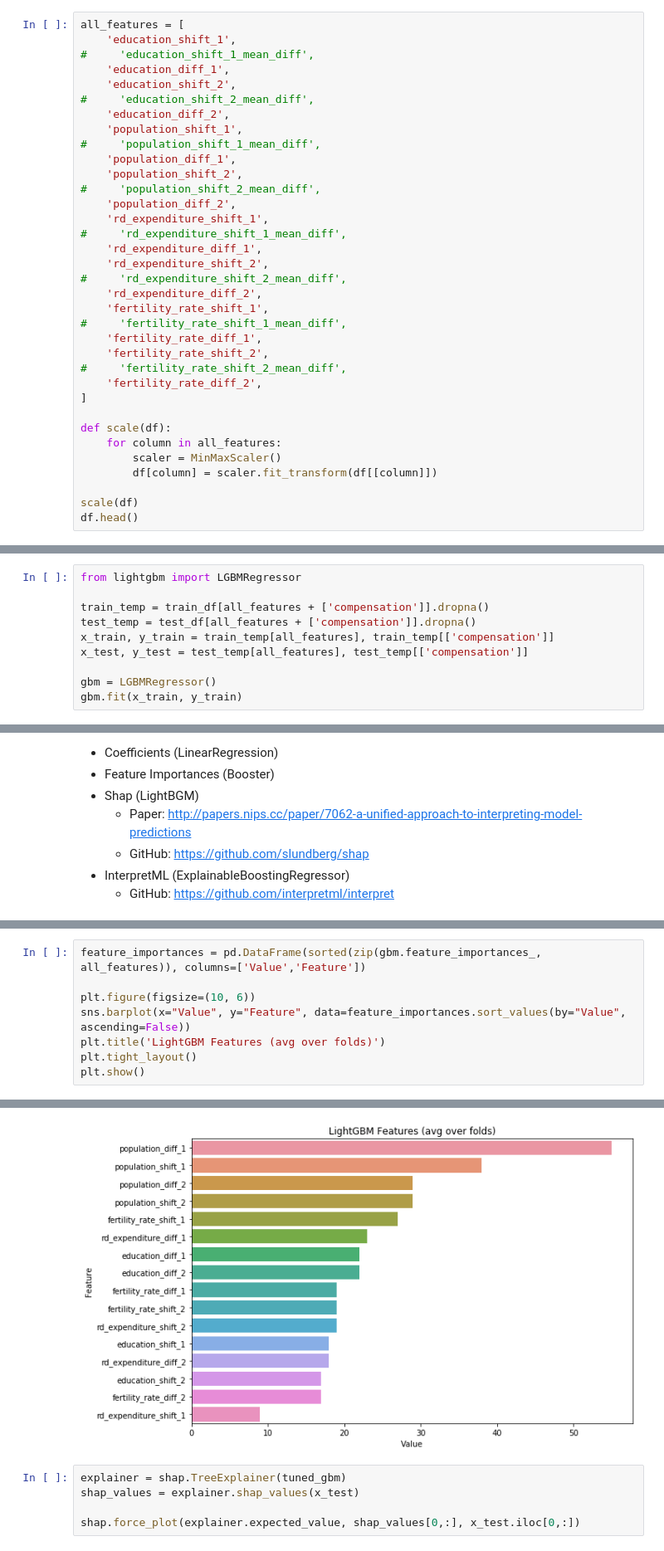
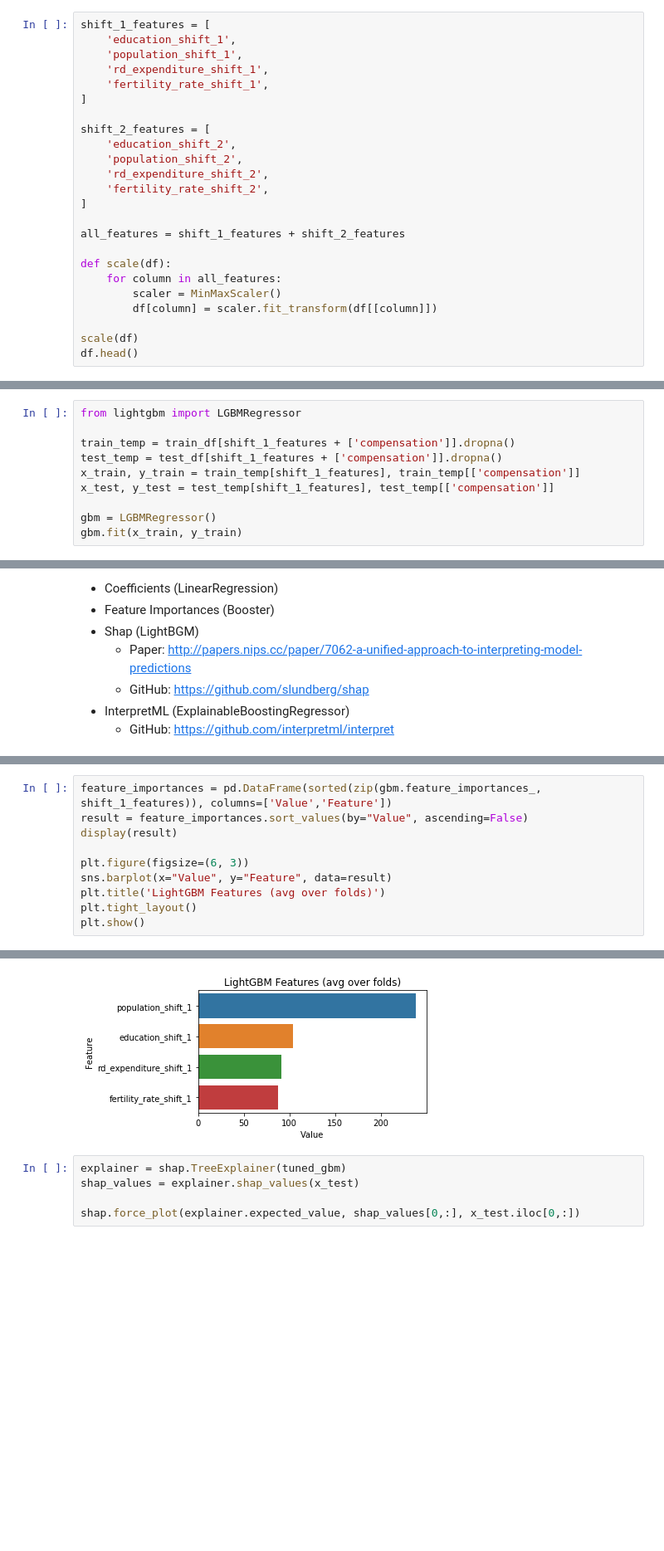
Before and after one commit to ADS-Group-15/eu-productivity-modeling, a Jupyter notebook: notebooks/models.ipynb, the cells around one changed output, grey strips where cells are left out. Shown: that part at 83% size. Saved outputs shown, nothing was run; the diff lists cells and outputs as text; blank space fills up the shorter version.

```diff
--- a/notebooks/models.ipynb
+++ b/notebooks/models.ipynb
@@ -97,32 +97,21 @@ df.head()
 # %% [markdown]
 ## Scale Features
 # %%
-all_features = [
+shift_1_features = [
     'education_shift_1',
-#     'education_shift_1_mean_diff',
-    'education_diff_1',
+    'population_shift_1',
+    'rd_expenditure_shift_1',
+    'fertility_rate_shift_1',
+]
+
+shift_2_features = [
     'education_shift_2',
-#     'education_shift_2_mean_diff',
-    'education_diff_2',
-    'population_shift_1',
-#     'population_shift_1_mean_diff',
-    'population_diff_1',
     'population_shift_2',
-#     'population_shift_2_mean_diff',
-    'population_diff_2',
-    'rd_expenditure_shift_1',
-#     'rd_expenditure_shift_1_mean_diff',
-    'rd_expenditure_diff_1',
     'rd_expenditure_shift_2',
-#     'rd_expenditure_shift_2_mean_diff',
-    'rd_expenditure_diff_2',
-    'fertility_rate_shift_1',
-#     'fertility_rate_shift_1_mean_diff',
-    'fertility_rate_diff_1',
     'fertility_rate_shift_2',
-#     'fertility_rate_shift_2_mean_diff',
-    'fertility_rate_diff_2',
 ]
+
+all_features = shift_1_features + shift_2_features
 
 def scale(df):
     for column in all_features:
@@ -294,10 +271,10 @@ shap.initjs()
 # %%
 from lightgbm import LGBMRegressor
 
-train_temp = train_df[all_features + ['compensation']].dropna()
-test_temp = test_df[all_features + ['compensation']].dropna()
-x_train, y_train = train_temp[all_features], train_temp[['compensation']]
-x_test, y_test = test_temp[all_features], test_temp[['compensation']]
+train_temp = train_df[shift_1_features + ['compensation']].dropna()
+test_temp = test_df[shift_1_features + ['compensation']].dropna()
+x_train, y_train = train_temp[shift_1_features], train_temp[['compensation']]
+x_test, y_test = test_temp[shift_1_features], test_temp[['compensation']]
 
 gbm = LGBMRegressor()
 gbm.fit(x_train, y_train)
@@ -440,8 +433,10 @@ sns.barplot(data=result, y='feature', x='coef')
 # %%
-feature_importances = pd.DataFrame(sorted(zip(gbm.feature_importances_, all_features)), columns=['Value','Feature'])
+feature_importances = pd.DataFrame(sorted(zip(gbm.feature_importances_, shift_1_features)), columns=['Value','Feature'])
+result = feature_importances.sort_values(by="Value", ascending=False)
+display(result)
 
-plt.figure(figsize=(10, 6))
-sns.barplot(x="Value", y="Feature", data=feature_importances.sort_values(by="Value", ascending=False))
+plt.figure(figsize=(6, 3))
+sns.barplot(x="Value", y="Feature", data=result)
 plt.title('LightGBM Features (avg over folds)')
 plt.tight_layout()
 plt.show()
@@ -449,4 +449,4 @@ plt.show()
-[figure, old version]
+[figure, new version]
 # %%
 explainer = shap.TreeExplainer(tuned_gbm)
 shap_values = explainer.shap_values(x_test)
```
Also changed, not shown: parts of 14 cells of this notebook.
